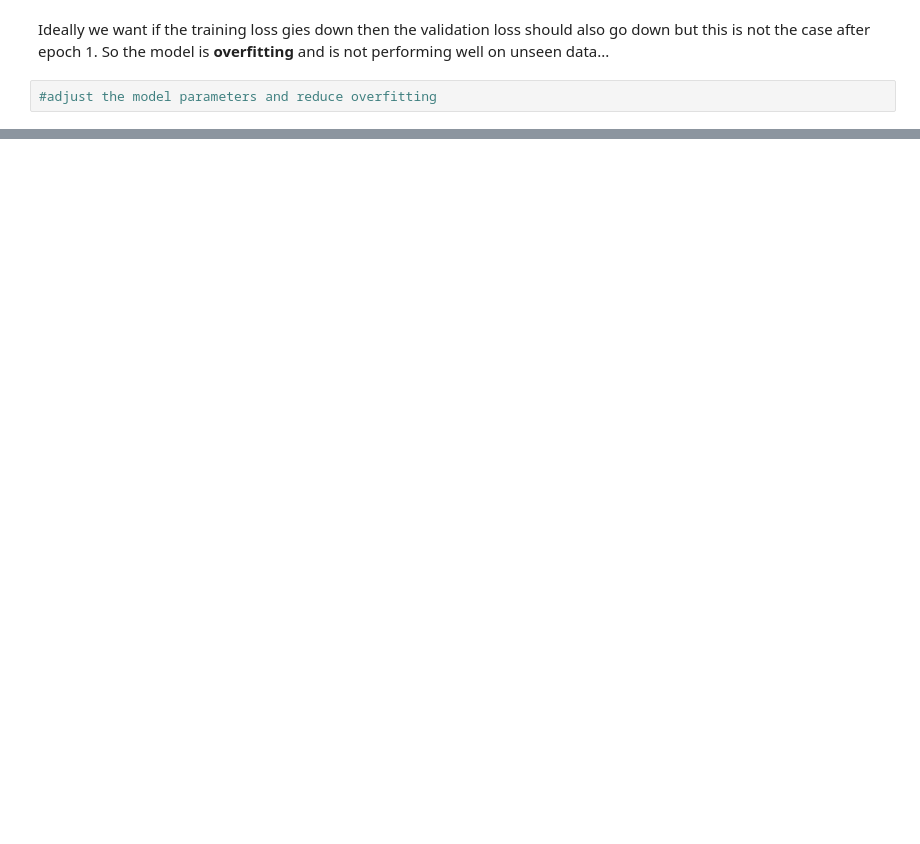
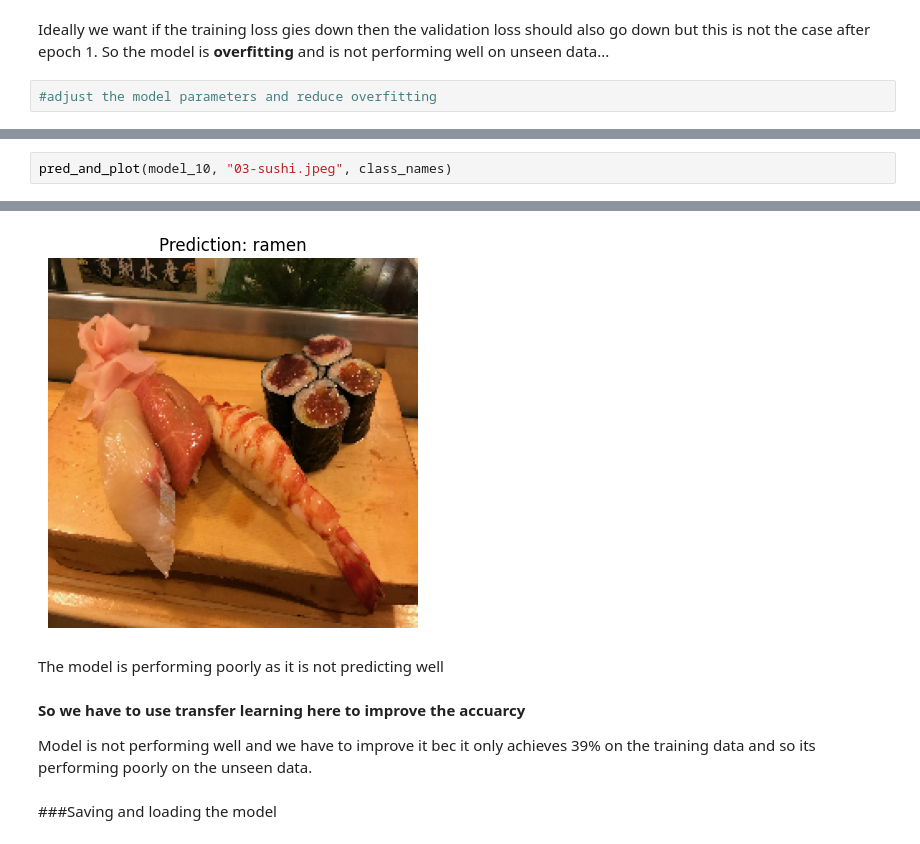
Before and after one commit to NandiniMehta0603/Tensorflow, a Jupyter notebook: Computer_Vision_and_CNN.ipynb, the cells around one changed output, grey strips where cells are left out. Saved outputs shown, nothing was run; the diff lists cells and outputs as text; blank space fills up the shorter version.

```diff
--- a/Computer_Vision_and_CNN.ipynb
+++ b/Computer_Vision_and_CNN.ipynb
@@ -1503,0 +1791,3 @@ Ideally we want if the training loss gies down then the validation loss should a
+# %%
+pred_and_plot(model_10, "03-sushi.jpeg", class_names)
+# %% [output]
@@ -1503,0 +1795,9 @@ Ideally we want if the training loss gies down then the validation loss should a
+[figure, added]
+# %% [markdown]
+The model is performing poorly as it is not predicting well
+# %% [markdown]
+**So we have to use transfer learning here to improve the accuarcy**
+
+Model is not performing well and we have to improve it bec it only achieves 39% on the training data and so its performing poorly on the unseen data.
+# %% [markdown]
+###Saving and loading the model
```
Also changed, not shown: parts of 66 cells of this notebook.
